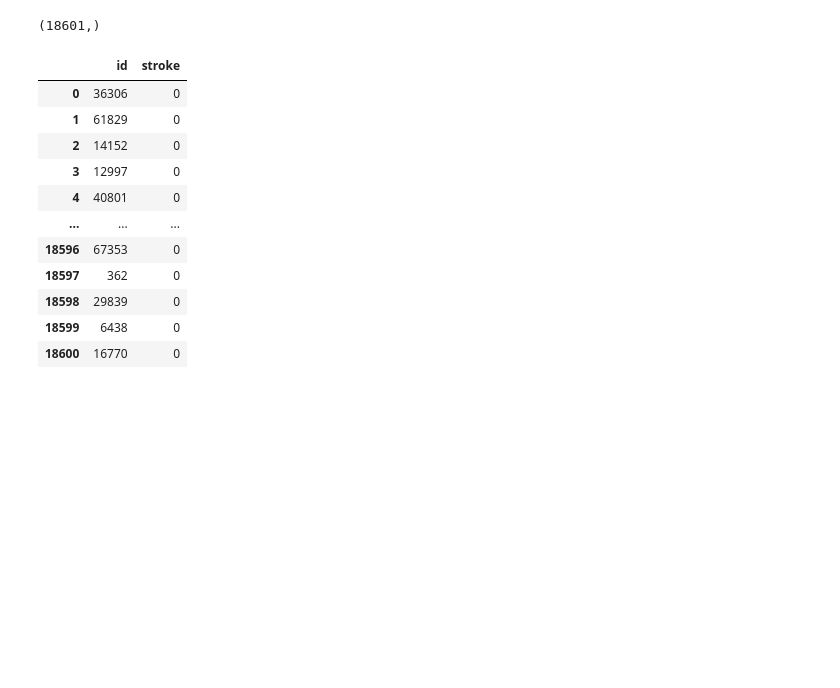
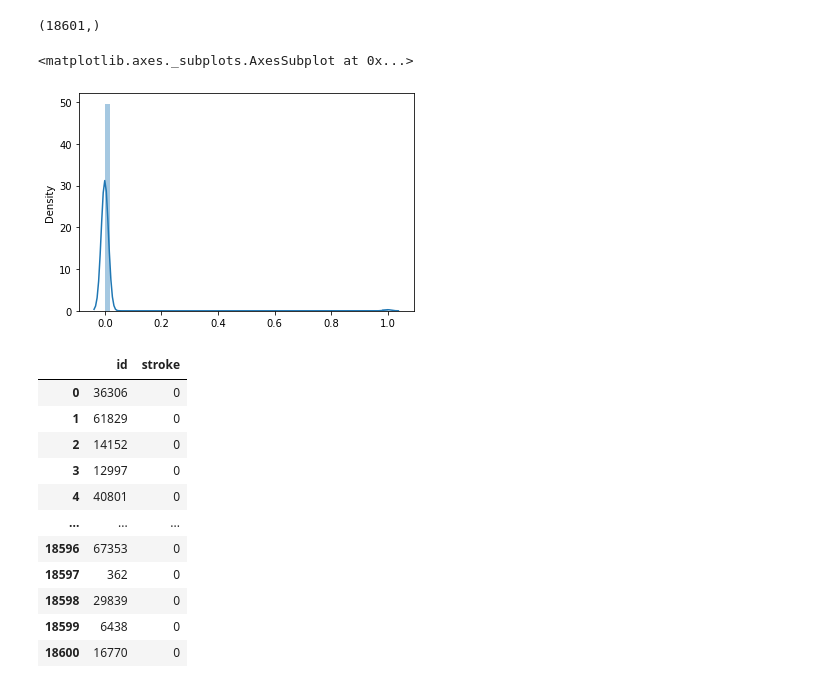
Before and after one commit to TracyRenee61/AV-Stroke, a Jupyter notebook: AV_Stroke.ipynb, the cells around one changed output. Cells and saved outputs as stored; diff of their text form; code cells hidden in the pictures; blank space fills up the shorter version.

```diff
--- a/AV_Stroke.ipynb
+++ b/AV_Stroke.ipynb
@@ -336,6 +339,11 @@ predictions = model.predict(X_test)
 predictions.shape
 # %% [output]
 (18601,)
+# %%
+sns.distplot(predictions)
+# %% [output]
+<matplotlib.axes._subplots.AxesSubplot at 0x...>
+[figure, added]
 # %%
 submission = pd.DataFrame({
         "id": id,
```
Also changed, not shown: parts of 2 cells of this notebook.
